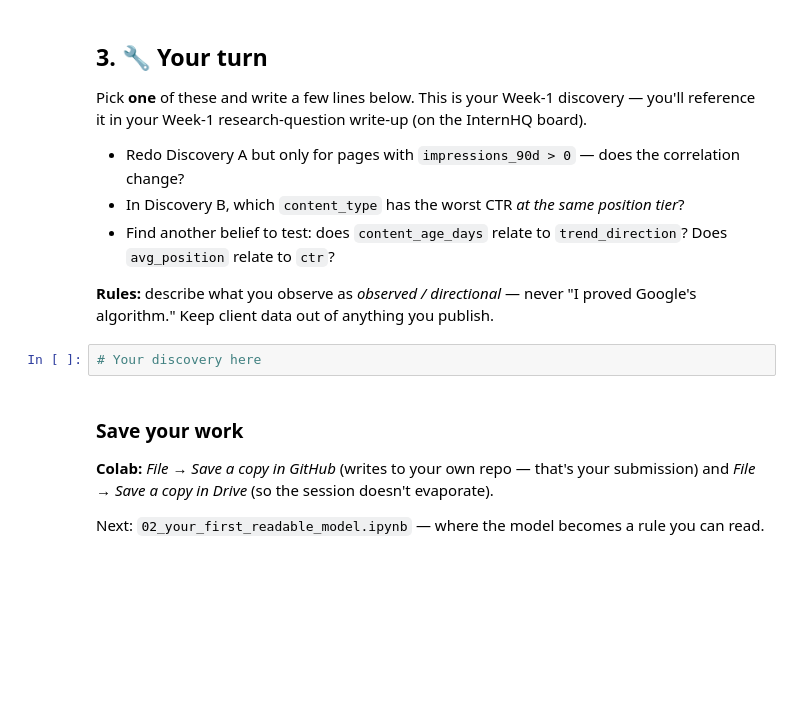
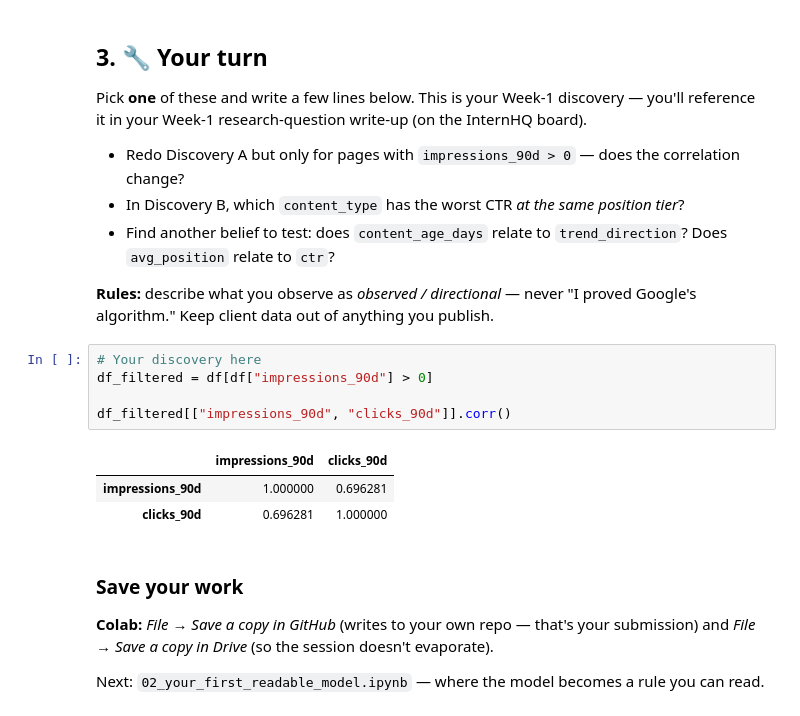
Before and after one commit to CaesarKasiba/ML-Pipeline, a Jupyter notebook: notebooks/01_first_look_and_discovery.ipynb, the cells around one changed output. Saved outputs shown, nothing was run; the diff lists cells and outputs as text; blank space fills up the shorter version.

```diff
--- a/notebooks/01_first_look_and_discovery.ipynb
+++ b/notebooks/01_first_look_and_discovery.ipynb
@@ -99,6 +155,13 @@ Pick **one** of these and write a few lines below. This is your Week-1 discovery
 **Rules:** describe what you observe as *observed / directional* — never "I proved Google's algorithm." Keep client data out of anything you publish.
 # %%
 # Your discovery here
+df_filtered = df[df["impressions_90d"] > 0]
+
+df_filtered[["impressions_90d", "clicks_90d"]].corr()
+# %% [output]
+|  | impressions_90d | clicks_90d |
+| impressions_90d | 1.000000 | 0.696281 |
+| clicks_90d | 0.696281 | 1.000000 |
 # %% [markdown]
 ### Save your work
 **Colab:** *File → Save a copy in GitHub* (writes to your own repo — that's your submission) and *File → Save a copy in Drive* (so the session doesn't evaporate).
```
Also changed, not shown: parts of 8 cells of this notebook.
